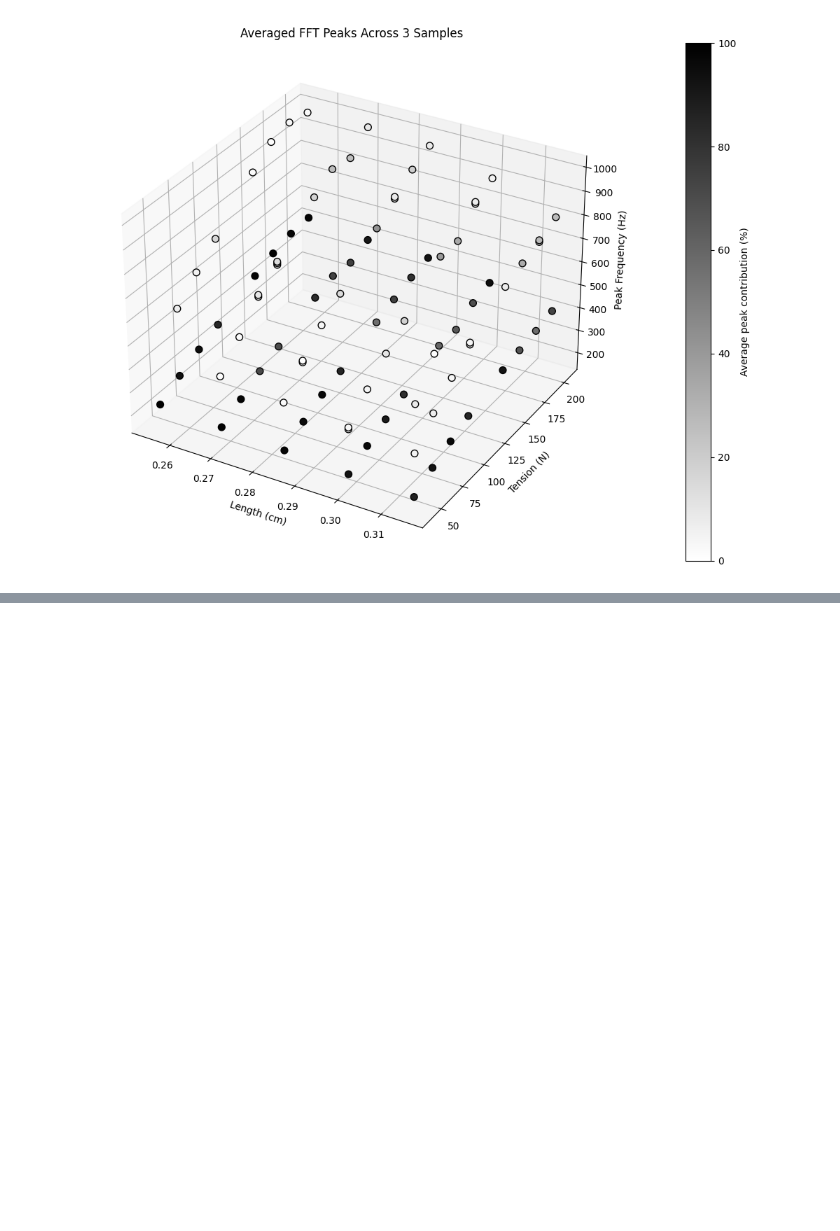
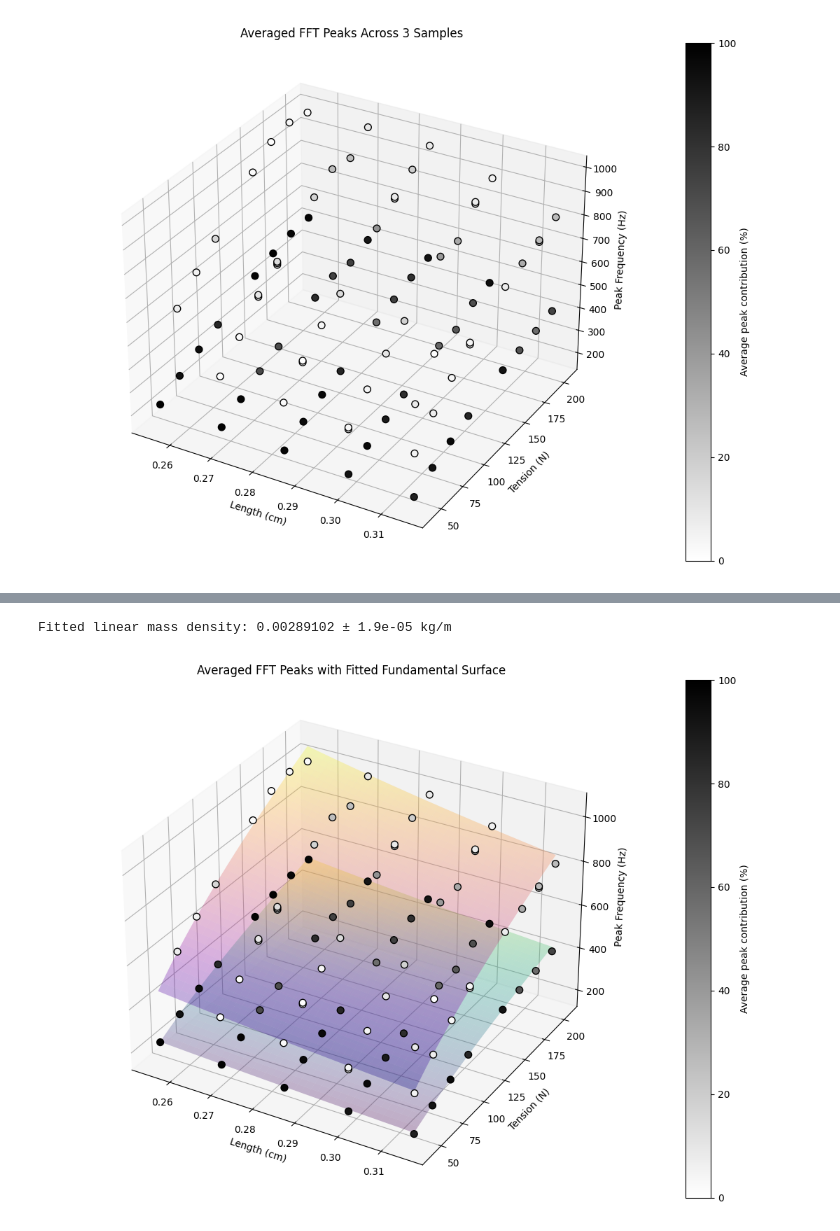
Before and after one commit to Spaantje5/Vibrating-String-Experiment, a Jupyter notebook: Labjournal_frequency.ipynb, the cells around one changed output, grey strips where cells are left out. Saved outputs shown, nothing was run; the diff lists cells and outputs as text; code cells hidden in the pictures; blank space fills up the shorter version.

```diff
--- a/Labjournal_frequency.ipynb
+++ b/Labjournal_frequency.ipynb
@@ -365,0 +420,50 @@ if len(averaged_results) > 0:
+# %%
+
+
+def combined_model(LF_and_mode, mu):
+    L, F, mode_number = LF_and_mode
+    return (mode_number/(2*L))*np.sqrt(F/mu)
+
+L_all = np.concatenate([fundamental_lengths, harmonic_lengths])
+F_all = np.concatenate([fundamental_forces, harmonic_forces])
+mode_all = np.concatenate([np.ones_like(fundamental_lengths), np.full_like(harmonic_lengths, 2)])
+freq_all = np.concatenate([fundamental_frequencies, harmonic_frequencies])
+
+popt, pcov = curve_fit(combined_model, (L_all, F_all, mode_all), freq_all, p0=[0.001])
+mu_fit = popt[0]
+mu_uncertainty = np.sqrt(pcov[0, 0])
+print(f"Fitted linear mass density: {mu_fit:.6g} ± {mu_uncertainty:.2g} kg/m")
+# %% [output]
+Fitted linear mass density: 0.00289102 ± 1.9e-05 kg/m
+# %%
+#3D MATPLOTLIB PLOT WITH FITTED SURFACE
+
+fig = plt.figure(figsize=(11, 8))
+ax = fig.add_subplot(111, projection="3d")
+
+scatter = ax.scatter(peak_lengths, peak_forces, peak_frequencies, c=peak_percent, cmap="gray_r", vmin=0, vmax=100, s=50, edgecolors="black", depthshade=False)
+
+# build a grid spanning the data's length/force range, in the same units as peak_lengths/peak_forces
+L_grid = np.linspace(peak_lengths.min(), peak_lengths.max(), 40)
+F_grid = np.linspace(peak_forces.min(), peak_forces.max(), 40)
+L_mesh, F_mesh = np.meshgrid(L_grid, F_grid)
+
+freq_surface = combined_model((L_mesh, F_mesh, 1), mu_fit) #mode_number=1: fundamental
+
+ax.plot_surface(L_mesh, F_mesh, freq_surface, alpha=0.3, cmap="viridis", edgecolor="none")
+
+
+freq_surface_harmonic = combined_model((L_mesh, F_mesh, 2), mu_fit) #mode_number=2: first harmonic
+
+ax.plot_surface(L_mesh, F_mesh, freq_surface_harmonic, alpha=0.3, cmap="plasma", edgecolor="none")
+
+ax.set_xlabel("Length (cm)")
+ax.set_ylabel("Tension (N)")
+ax.set_zlabel("Peak Frequency (Hz)")
+ax.set_title("Averaged FFT Peaks with Fitted Fundamental Surface")
+cbar = fig.colorbar(scatter, ax=ax, pad=0.1)
+cbar.set_label("Average peak contribution (%)")
+plt.tight_layout()
+plt.show()
+# %% [output]
+[figure, added]
```
Also changed, not shown: parts of 5 cells of this notebook.
